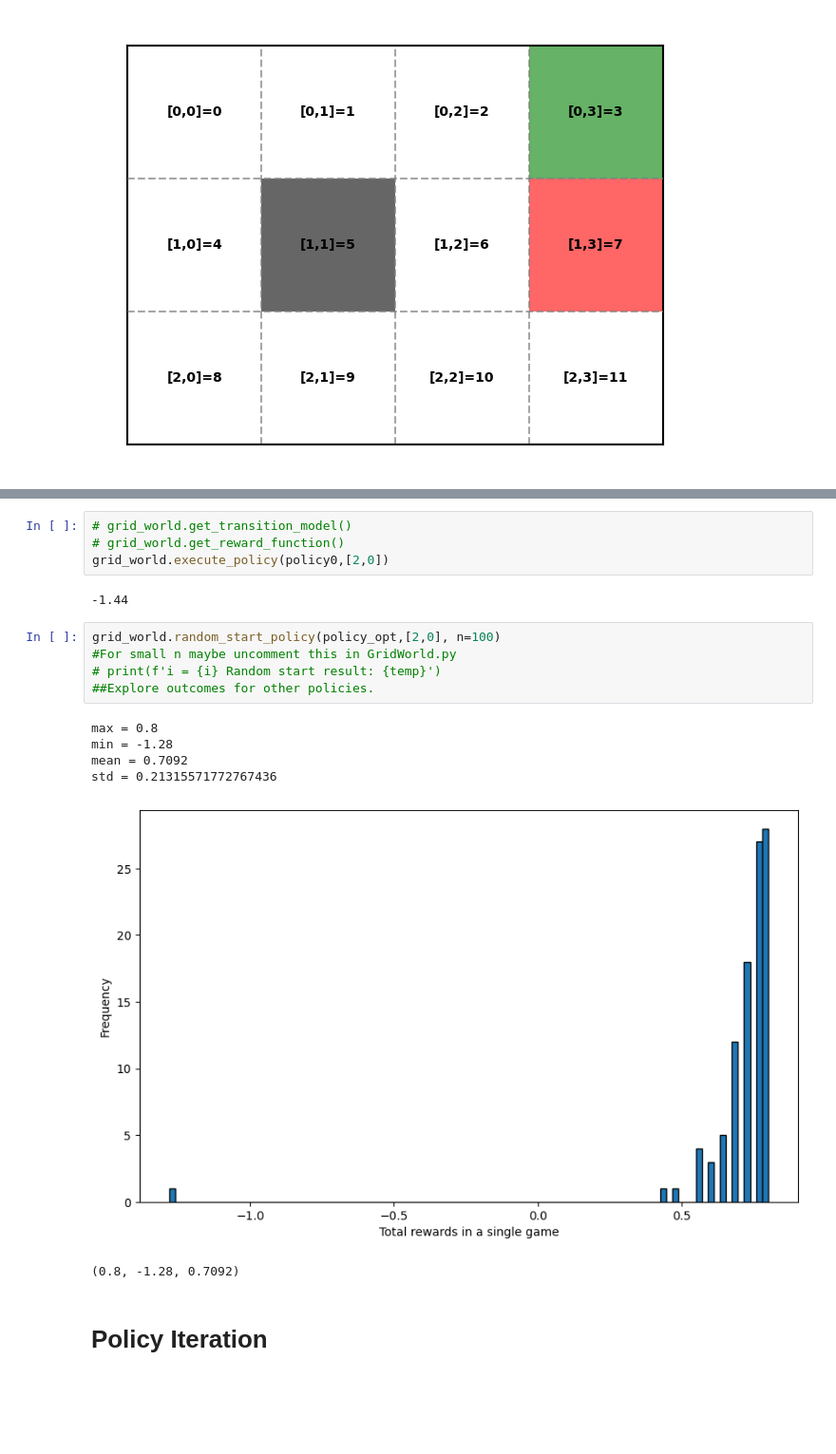
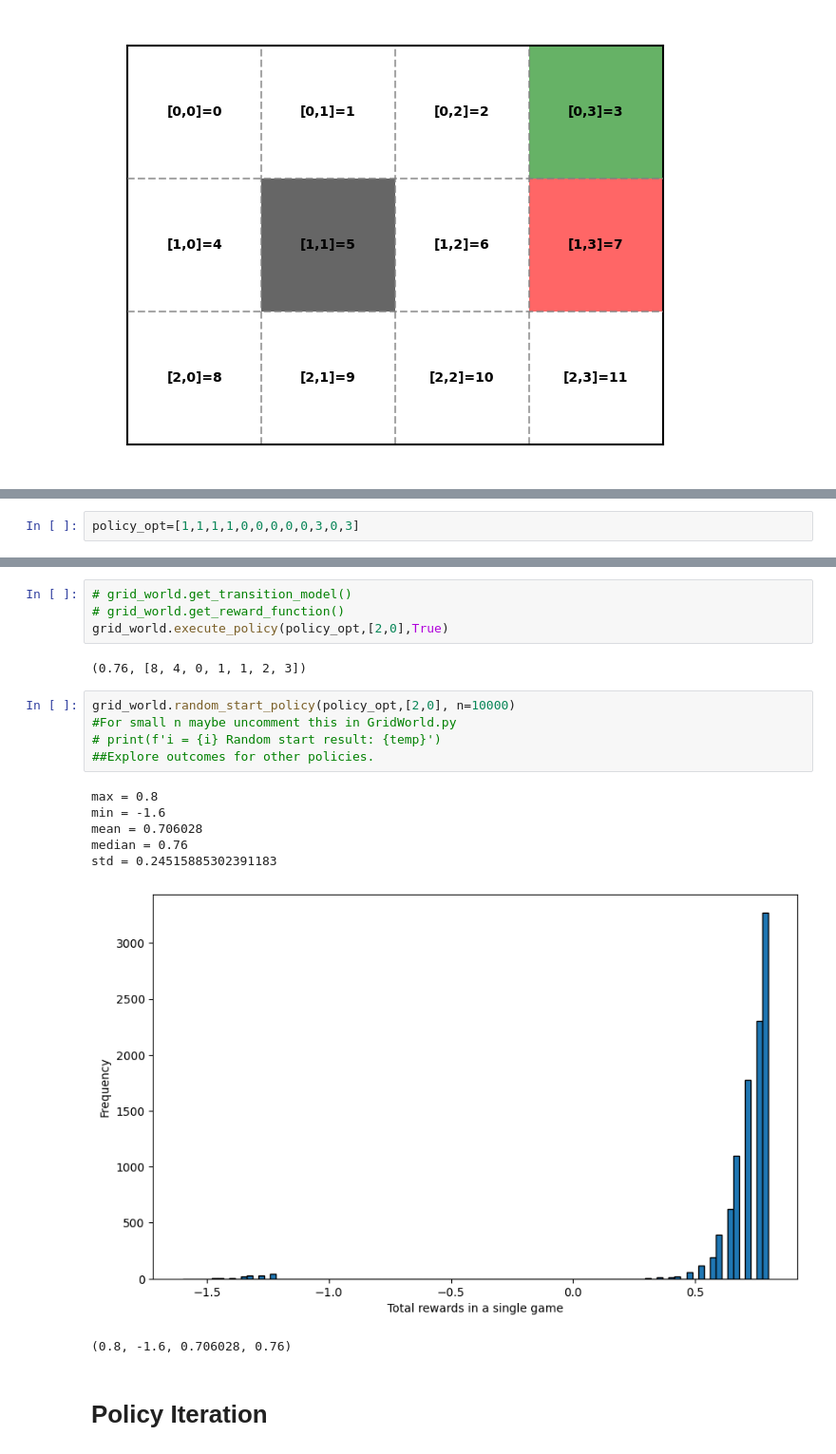
Before and after one commit to zankac/ProjectCS420, a Jupyter notebook: markov/mdp.ipynb, the cells around one changed output, grey strips where cells are left out. Shown: that part at 95% size. Saved outputs shown, nothing was run; the diff lists cells and outputs as text; blank space fills up the shorter version.

```diff
--- a/markov/mdp.ipynb
+++ b/markov/mdp.ipynb
@@ -99,3 +103,5 @@ policy_opt
+# %%
+policy_opt=[1,1,1,1,0,0,0,0,0,3,0,3]
 # %%
 policy_rand=gw.generate_random_policy(grid_world)
 print(policy_rand)
@@ -108,21 +114,22 @@ grid_world.plot_policy(policy_rand)#replace policy_rand by others such as policy
 # %%
 # grid_world.get_transition_model()
 # grid_world.get_reward_function()
-grid_world.execute_policy(policy0,[2,0])
+grid_world.execute_policy(policy_opt,[2,0],True)
 # %% [output]
--1.44
+(0.76, [8, 4, 0, 1, 1, 2, 3])
 # %%
-grid_world.random_start_policy(policy_opt,[2,0], n=100)
+grid_world.random_start_policy(policy_opt,[2,0], n=10000)
 #For small n maybe uncomment this in GridWorld.py
 # print(f'i = {i} Random start result: {temp}')
 ##Explore outcomes for other policies.
 # %% [output]
 max = 0.8
-min = -1.28
-mean = 0.7092
-std = 0.21315571772767436
+min = -1.6
+mean = 0.706028
+median = 0.76
+std = 0.24515885302391183
-[figure, old version]
+[figure, new version]
-(0.8, -1.28, 0.7092)
+(0.8, -1.6, 0.706028, 0.76)
 # %% [markdown]
 # Policy Iteration
 # %% [markdown]
```
Also changed, not shown: parts of 9 cells of this notebook.
